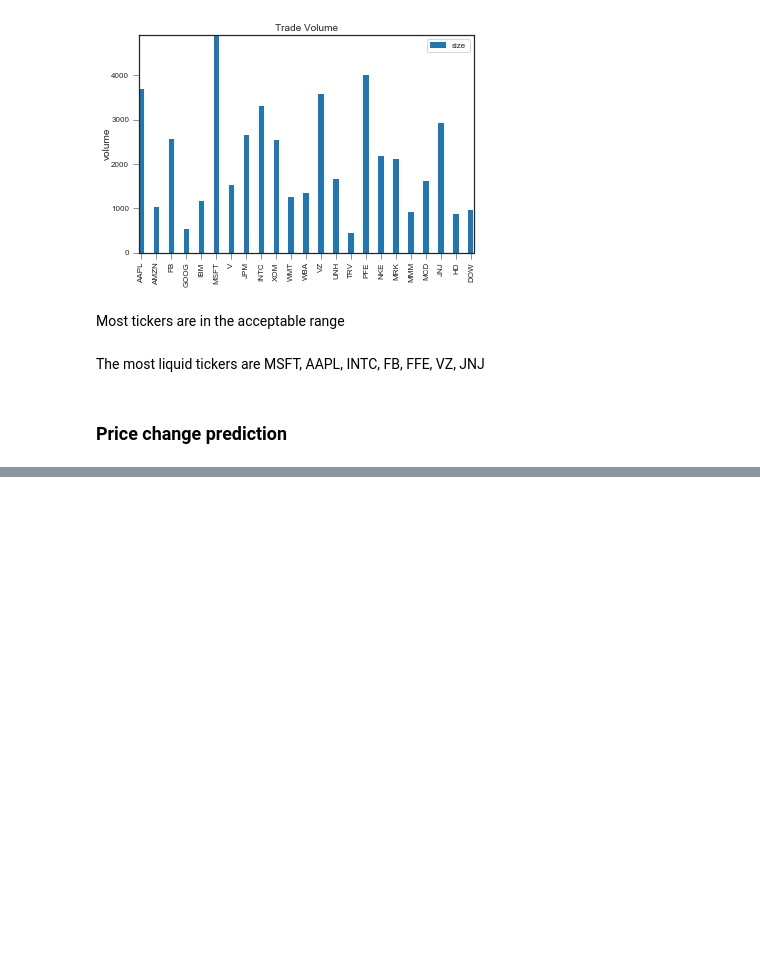
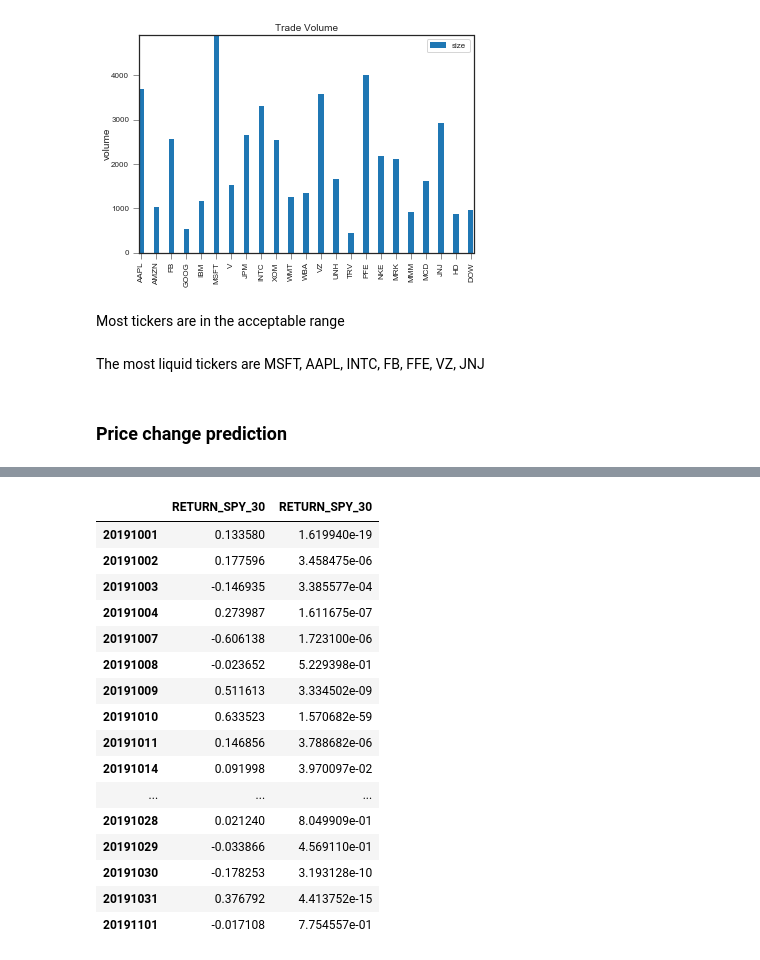
Before and after one commit to kushal-goenka/fin566_market_mircrostructures_trading_strategy, a Jupyter notebook: trading_signals/SPY Correlations.ipynb, the cells around one changed output, grey strips where cells are left out. Saved outputs shown, nothing was run; the diff lists cells and outputs as text; code cells hidden in the pictures; blank space fills up the shorter version.

```diff
--- a/trading_signals/SPY Correlations.ipynb
+++ b/trading_signals/SPY Correlations.ipynb
@@ -178,0 +180,5 @@ The most liquid tickers are MSFT, AAPL, INTC, FB, FFE, VZ, JNJ
+# %%
+combine = pd.merge(left=etf, right=comp, left_on='COLLECTION_TIME', right_on='COLLECTION_TIME',
+                   how='outer', suffixes=['_'+etf_ticker, '_'+ticker])
+combine = combine.sort_values('COLLECTION_TIME')
+combine = combine.fillna(method='pad', axis=0)
@@ -178,0 +243,18 @@ The most liquid tickers are MSFT, AAPL, INTC, FB, FFE, VZ, JNJ
+# %%
+combine_valid = combine.dropna(how='any', axis=0)
+
+x_cols_msft = []
+x_cols_spy = []
+for k, _ in windows.items():
+    x_cols_msft.append('RETURN_SPY_'+k)
+    x_cols_spy.append('RETURN_MSFT_'+k)
+x_cols = x_cols_msft+x_cols_spy
+
+y = combine_valid.RETURN_SPY.to_list()
+x = combine_valid[x_cols]
+x = sm.add_constant(x)
+
+model = sm.OLS(y, x).fit()
+predictions = model.predict(x)
+print_model = model.summary()
+print(print_model)
@@ -178,0 +281,11 @@ The most liquid tickers are MSFT, AAPL, INTC, FB, FFE, VZ, JNJ
+# %%
+combine_valid = combine.dropna(how='any', axis=0)
+
+y = combine_valid.RETURN_MSFT.to_list()
+x = combine_valid[x_cols]
+x = sm.add_constant(x)
+
+model = sm.OLS(y, x).fit()
+predictions = model.predict(x)
+print_model = model.summary()
+print(print_model)
@@ -178,0 +429,24 @@ The most liquid tickers are MSFT, AAPL, INTC, FB, FFE, VZ, JNJ
+# %%
+params = params.T
+pvalues = pvalues.T
+# %%
+col = 'RETURN_SPY_30'
+pd.concat([params[col], pvalues[col]], axis=1)
+# %% [output]
+|  | RETURN_SPY_30 | RETURN_SPY_30 |
+| 20191001 | 0.133580 | 1.619940e-19 |
+| 20191002 | 0.177596 | 3.458475e-06 |
+| 20191003 | -0.146935 | 3.385577e-04 |
+| 20191004 | 0.273987 | 1.611675e-07 |
+| 20191007 | -0.606138 | 1.723100e-06 |
+| 20191008 | -0.023652 | 5.229398e-01 |
+| 20191009 | 0.511613 | 3.334502e-09 |
+| 20191010 | 0.633523 | 1.570682e-59 |
+| 20191011 | 0.146856 | 3.788682e-06 |
+| 20191014 | 0.091998 | 3.970097e-02 |
+| ... | ... | ... |
+| 20191028 | 0.021240 | 8.049909e-01 |
+| 20191029 | -0.033866 | 4.569110e-01 |
+| 20191030 | -0.178253 | 3.193128e-10 |
+| 20191031 | 0.376792 | 4.413752e-15 |
+| 20191101 | -0.017108 | 7.754557e-01 |
```
Also changed, not shown: parts of 16 cells of this notebook.
